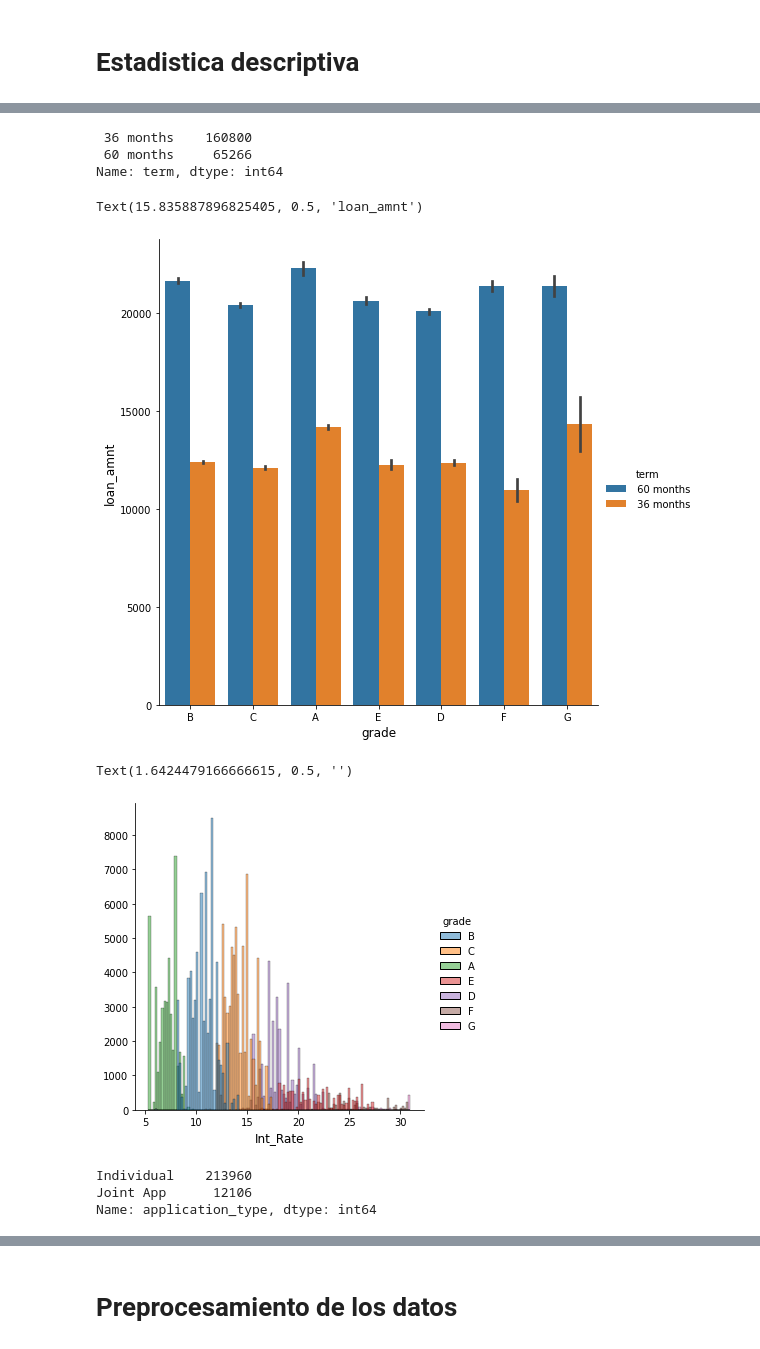
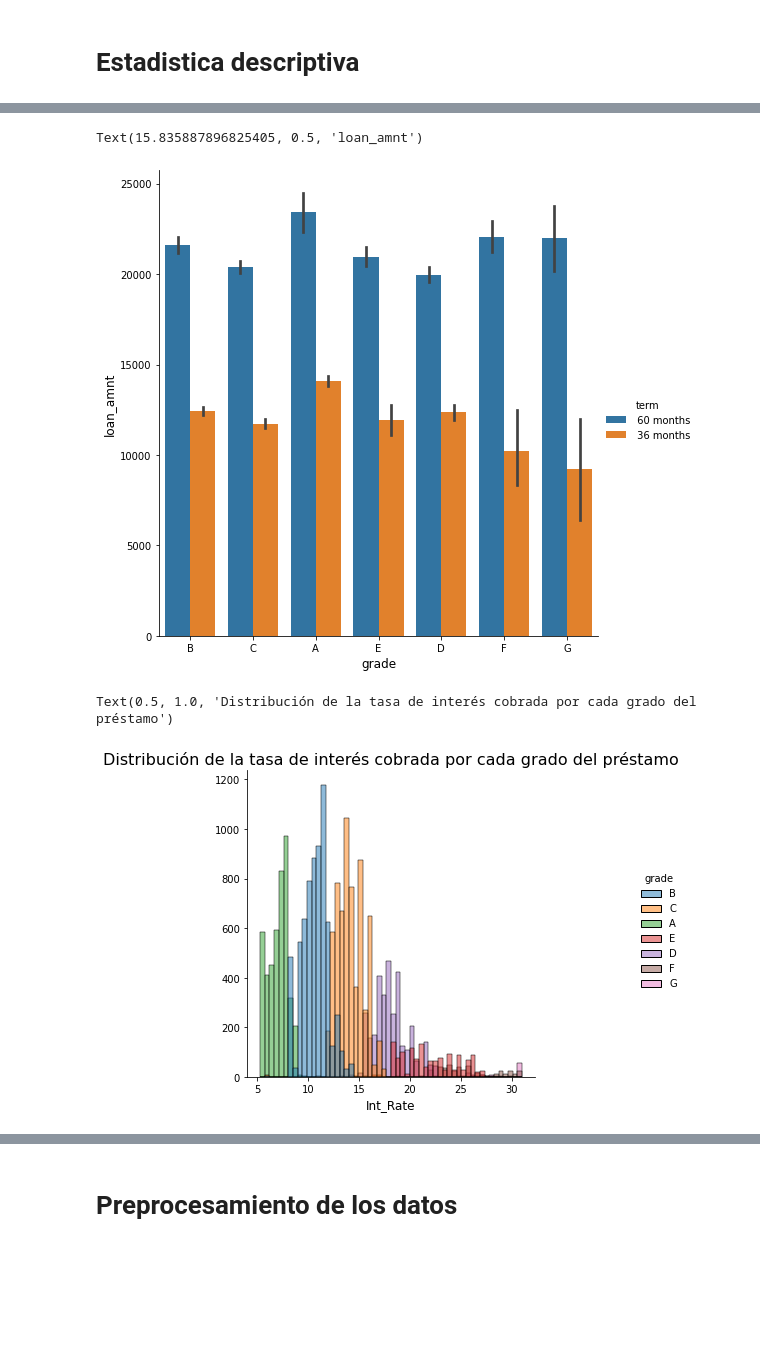
Before and after one commit to CarolinaMejiaMujica/Lending-Club-loan-data, a Jupyter notebook: Lending Club loan data.ipynb, the cells around one changed output, grey strips where cells are left out. Saved outputs shown, nothing was run; the diff lists cells and outputs as text; code cells hidden in the pictures; blank space fills up the shorter version.

```diff
--- a/Lending Club loan data.ipynb
+++ b/Lending Club loan data.ipynb
@@ -167,5 +162,5 @@ data_acc_200k.to_csv("data_acc_200k.csv")
 # %%
-loans = pd.read_csv('data_acc_200k.csv', low_memory=False)
+loans = pd.read_csv('data_acc_20k.csv', low_memory=False)
 loans.head()
 # %% [output]
 |  | Unnamed: 0 | id | member_id | loan_amnt | funded_amnt | funded_amnt_inv | term | int_rate | ... |
@@ -293,29 +219,18 @@ Name: loan_amnt, Length: 1507, dtype: int64
-# %%
-loans['term'].value_counts()
-# %% [output]
- 36 months    160800
- 60 months     65266
-Name: term, dtype: int64
 # %%
+#Número de pagos de la deuda (60 meses o 36 meses) por grado y monto del préstamo
+#se evidencia que los montos más altos se pagan con en 60 meses
 sns.catplot(x="grade", y="loan_amnt", hue="term", kind="bar", data=loans,height = 7, aspect = 1)
 plt.xlabel("grade",fontsize=12)
 plt.ylabel("loan_amnt",fontsize=12)
 # %% [output]
 Text(15.835887896825405, 0.5, 'loan_amnt')
-[figure, old version]
+[figure, new version]
 # %%
-#f, axe = plt.subplots(figsize=(10,6))
 b=sns.displot(loans, x="int_rate", hue="grade", height = 5, aspect = 1, kde=False)
 plt.xlabel("Int_Rate",fontsize=12)
 plt.ylabel("",fontsize=12)
-#plt.title('Distribución de la tasa de interés cobrada por cada grado del préstamo',fontsize=16)
+plt.title('Distribución de la tasa de interés cobrada por cada grado del préstamo',fontsize=16)
 # %% [output]
-Text(1.6424479166666615, 0.5, '')
+Text(0.5, 1.0, 'Distribución de la tasa de interés cobrada por cada grado del préstamo')
-[figure, old version]
+[figure, new version]
-# %%
-loans['application_type'].value_counts()
-# %% [output]
-Individual    213960
-Joint App      12106
-Name: application_type, dtype: int64
 # %%
```
Also changed, not shown: parts of 139 cells of this notebook, 3 other files.
